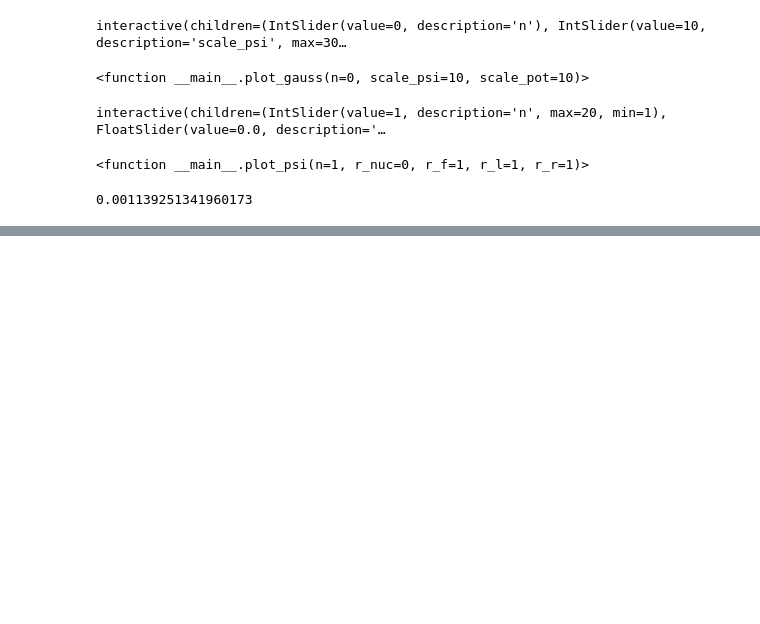
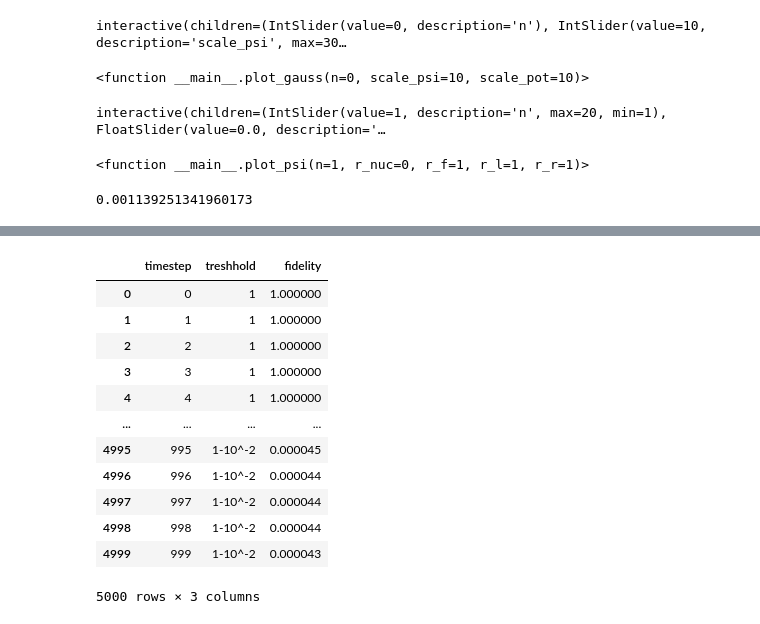
Before and after one commit to danielbultrini/TDVQP_SM, a Jupyter notebook: classical_propagation.ipynb, the cells around one changed output, grey strips where cells are left out. Saved outputs shown, nothing was run; the diff lists cells and outputs as text; code cells hidden in the pictures; blank space fills up the shorter version.

```diff
--- a/classical_propagation.ipynb
+++ b/classical_propagation.ipynb
@@ -544,0 +612,16 @@ RuntimeError: asyncio.run() cannot be called from a running event loop
+# %%
+df
+# %% [output]
+|  | timestep | treshhold | fidelity |
+| 0 | 0 | 1 | 1.000000 |
+| 1 | 1 | 1 | 1.000000 |
+| 2 | 2 | 1 | 1.000000 |
+| 3 | 3 | 1 | 1.000000 |
+| 4 | 4 | 1 | 1.000000 |
+| ... | ... | ... | ... |
+| 4995 | 995 | 1-10^-2 | 0.000045 |
+| 4996 | 996 | 1-10^-2 | 0.000044 |
+| 4997 | 997 | 1-10^-2 | 0.000044 |
+| 4998 | 998 | 1-10^-2 | 0.000044 |
+| 4999 | 999 | 1-10^-2 | 0.000043 |
+5000 rows × 3 columns
```
Also changed, not shown: parts of 8 cells of this notebook, 2 other files.
